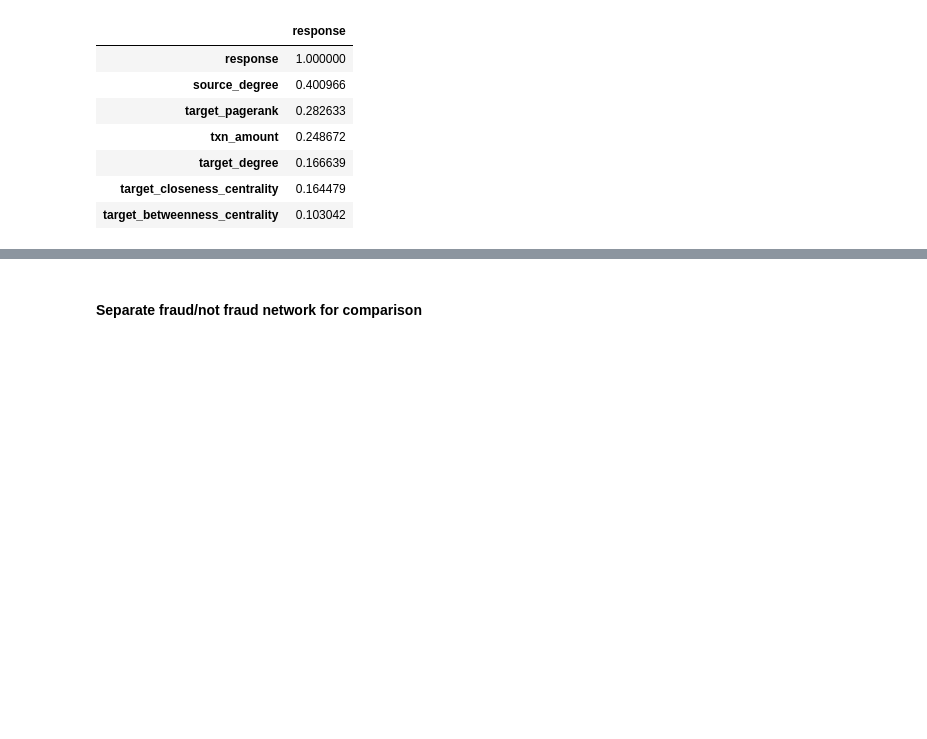
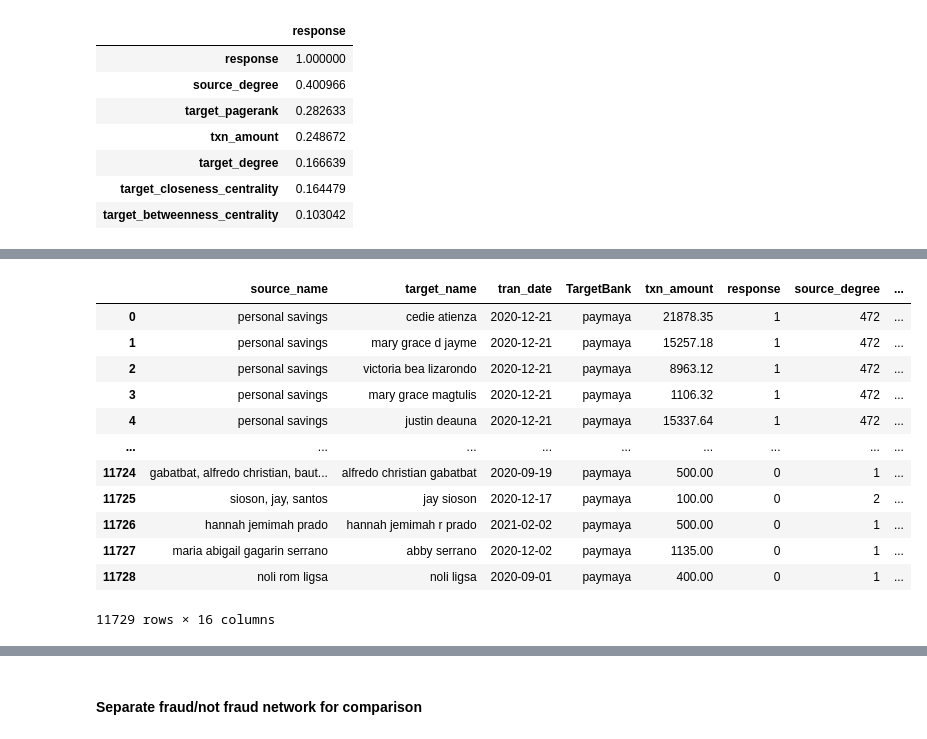
Before and after one commit to doscsy12/ADI_projects, a Jupyter notebook: AML/EDA_level_1_paymaya.ipynb, the cells around one changed output, grey strips where cells are left out. Saved outputs shown, nothing was run; the diff lists cells and outputs as text; code cells hidden in the pictures; blank space fills up the shorter version.

```diff
--- a/AML/EDA_level_1_paymaya.ipynb
+++ b/AML/EDA_level_1_paymaya.ipynb
@@ -768,0 +773,13 @@ cen_corr.loc[cen_corr['response']>=0.05,['response']].sort_values(by=['response'
+# %%
+# df includes anything that can be nodes, edges, attributes
+df = paymaya_df[['source_name','target_name','txn_amount','response']]
+
+# define nodes to only first column, other columns attributes
+df_nodes = pd.melt(paymaya_df,
+        id_vars=['response'],
+        value_vars=['source_name','target_name'],
+        value_name='nodes'
+)[['nodes']].drop_duplicates(subset='nodes')
+
+# create network
+G_ig_paymaya = igraph.Graph.DataFrame(df, directed=True, vertices=df_nodes, use_vids=False)
@@ -768,0 +861,27 @@ cen_corr.loc[cen_corr['response']>=0.05,['response']].sort_values(by=['response'
+# %%
+# adding graph features to df
+# merge on source_name
+lvl1pay_cen = paymaya_df[['source_name','target_name','tran_date','TargetBank', 'txn_amount','response']].merge(df_ig, left_on = 'source_name',
+                           right_on='name', how='left').drop('name', axis=1)
+lvl1pay_cen.rename(columns = {col:'source_'+col for col in df_ig.columns.drop(['name'])}, inplace = True)
+
+# merge on target_name
+lvl1pay_cen = lvl1pay_cen.merge(df_ig, left_on = 'target_name',
+                           right_on='name', how='left').drop('name', axis=1)
+lvl1pay_cen.rename(columns = {col:'target_'+col for col in df_ig.columns.drop(['name'])}, inplace = True)
+
+lvl1pay_cen
+# %% [output]
+|  | source_name | target_name | tran_date | TargetBank | txn_amount | response | source_degree | ... |
+| 0 | personal savings | cedie atienza | 2020-12-21 | paymaya | 21878.35 | 1 | 472 | ... |
+| 1 | personal savings | mary grace d jayme | 2020-12-21 | paymaya | 15257.18 | 1 | 472 | ... |
+| 2 | personal savings | victoria bea lizarondo | 2020-12-21 | paymaya | 8963.12 | 1 | 472 | ... |
+| 3 | personal savings | mary grace magtulis | 2020-12-21 | paymaya | 1106.32 | 1 | 472 | ... |
+| 4 | personal savings | justin deauna | 2020-12-21 | paymaya | 15337.64 | 1 | 472 | ... |
+| ... | ... | ... | ... | ... | ... | ... | ... | ... |
+| 11724 | gabatbat, alfredo christian, baut... | alfredo christian gabatbat | 2020-09-19 | paymaya | 500.00 | 0 | 1 | ... |
+| 11725 | sioson, jay, santos | jay sioson | 2020-12-17 | paymaya | 100.00 | 0 | 2 | ... |
+| 11726 | hannah jemimah prado | hannah jemimah r prado | 2021-02-02 | paymaya | 500.00 | 0 | 1 | ... |
+| 11727 | maria abigail gagarin serrano | abby serrano | 2020-12-02 | paymaya | 1135.00 | 0 | 1 | ... |
+| 11728 | noli rom ligsa | noli ligsa | 2020-09-01 | paymaya | 400.00 | 0 | 1 | ... |
+11729 rows × 16 columns
```
Also changed, not shown: parts of 49 cells of this notebook.
